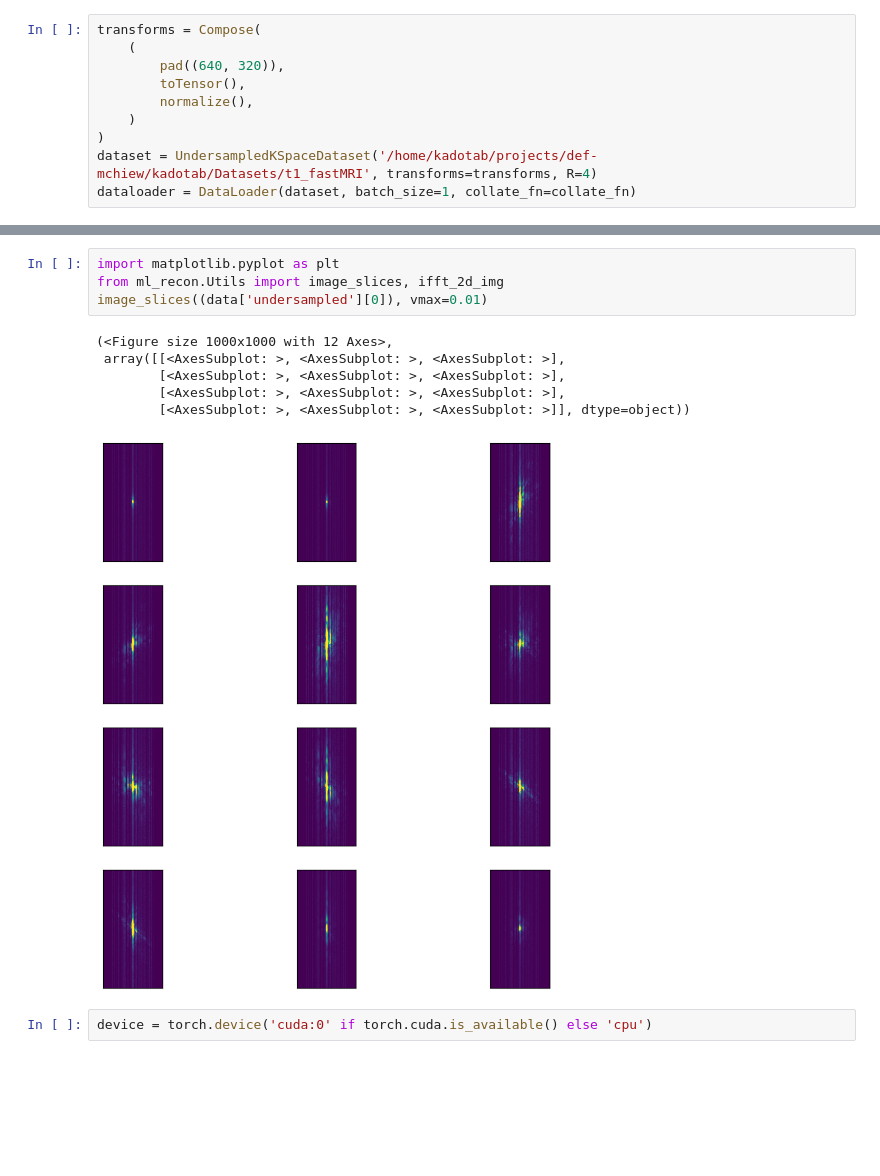
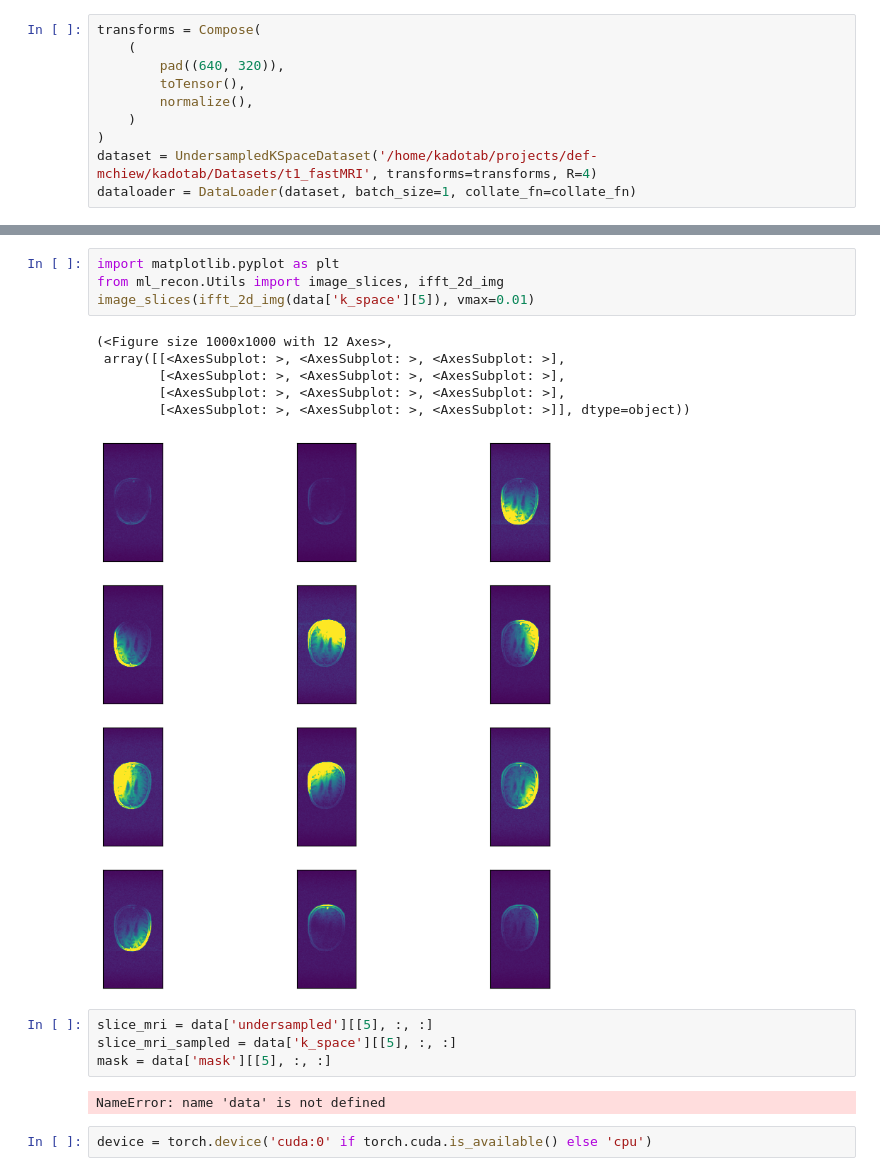
Before and after one commit to brendo-k/mri_machine_learning_reconstruction, a Jupyter notebook: train_varnet.ipynb, the cells around one changed output, grey strips where cells are left out. Saved outputs shown, nothing was run; the diff lists cells and outputs as text; blank space fills up the shorter version.

```diff
--- a/train_varnet.ipynb
+++ b/train_varnet.ipynb
@@ -29,13 +33,19 @@ data = next(iter(dataloader))
 # %%
 import matplotlib.pyplot as plt
 from ml_recon.Utils import image_slices, ifft_2d_img
-image_slices((data['undersampled'][0]), vmax=0.01)
+image_slices(ifft_2d_img(data['k_space'][5]), vmax=0.01)
 # %% [output]
 (<Figure size 1000x1000 with 12 Axes>,
  array([[<AxesSubplot: >, <AxesSubplot: >, <AxesSubplot: >],
         [<AxesSubplot: >, <AxesSubplot: >, <AxesSubplot: >],
         [<AxesSubplot: >, <AxesSubplot: >, <AxesSubplot: >],
         [<AxesSubplot: >, <AxesSubplot: >, <AxesSubplot: >]], dtype=object))
-[figure, old version]
+[figure, new version]
+# %%
+slice_mri = data['undersampled'][[5], :, :]
+slice_mri_sampled = data['k_space'][[5], :, :]
+mask = data['mask'][[5], :, :]
+# %% [output]
+NameError: name 'data' is not defined
 # %%
 device = torch.device('cuda:0' if torch.cuda.is_available() else 'cpu')
```
Also changed, not shown: parts of 7 cells of this notebook, 26 other files.
